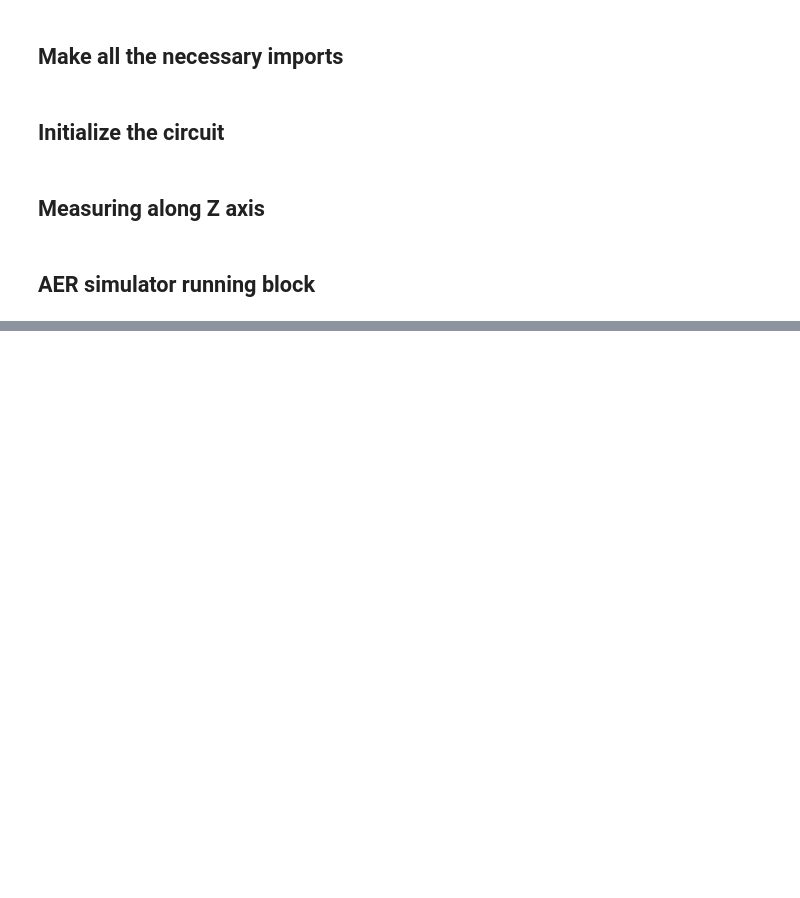
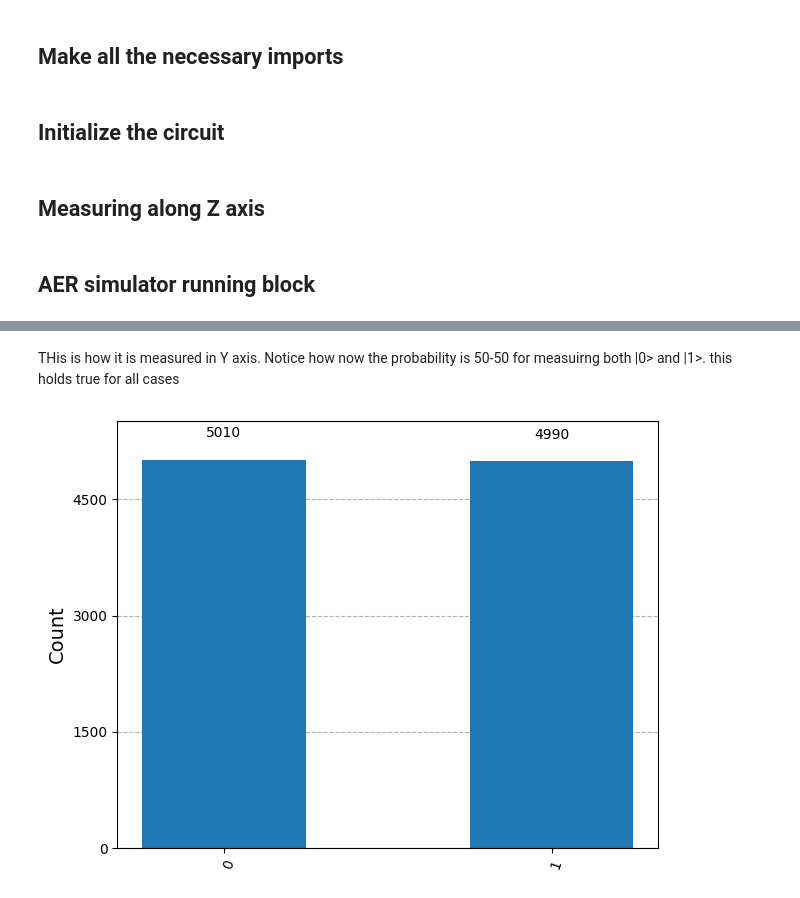
Before and after one commit to Lone-Wolf07/Qubit-Measurment, a Jupyter notebook: Measuring_in_Yaxis.ipynb, the cells around one changed output, grey strips where cells are left out. Drawn from its saved outputs; the diff is of its cells as text; code cells hidden in the pictures; blank space fills up the shorter version.

```diff
--- a/Measuring_in_Yaxis.ipynb
+++ b/Measuring_in_Yaxis.ipynb
@@ -55,0 +56,8 @@ run_and_plot(qc,10000)
+# %% [markdown]
+THis is how it is measured in Y axis. Notice how now the probability is 50-50 for measuirng both |0> and |1>. this holds true for all cases
+# %%
+qc = qc_intialize_single(0.4)
+y_measurement(qc)
+run_and_plot(qc,10000)
+# %% [output]
+[figure, added]
```
Also changed, not shown: parts of 6 cells of this notebook.
